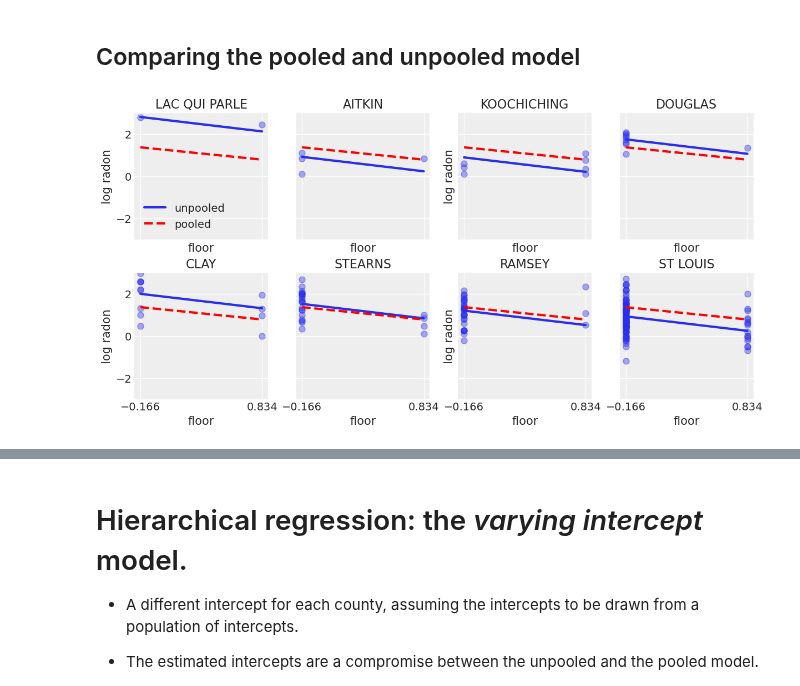
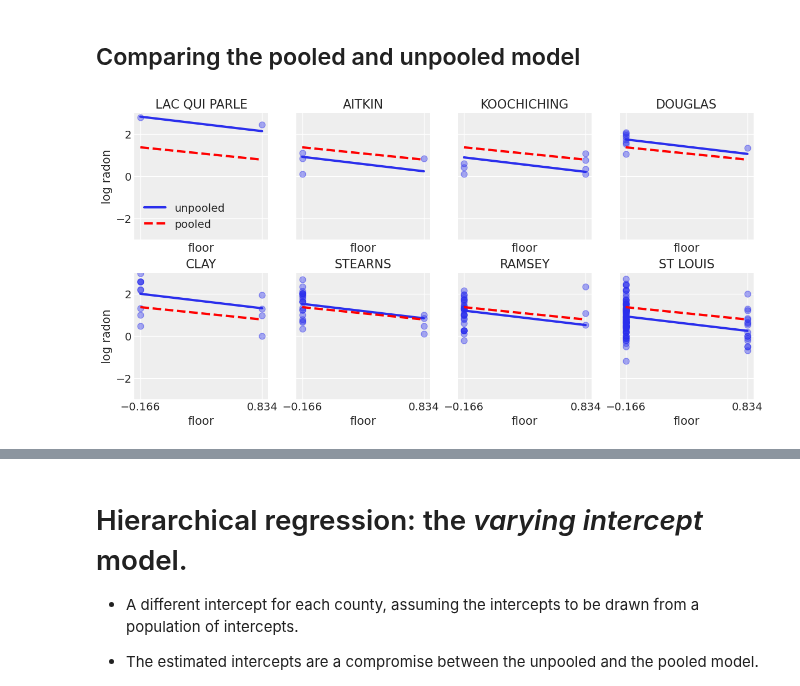
Before and after one commit to gcorani/bda, a Jupyter notebook: 6-hierarchicalRegression.ipynb, the cells around one changed output, grey strips where cells are left out. Saved outputs shown, nothing was run; the diff lists cells and outputs as text; code cells hidden in the pictures.

```diff
--- a/6-hierarchicalRegression.ipynb
+++ b/6-hierarchicalRegression.ipynb
@@ -256,35 +256,36 @@ sample_counties = ('LAC QUI PARLE', 'AITKIN', 'KOOCHICHING', 'DOUGLAS', 'CLAY',
 fig, axes = plt.subplots(2, 4, figsize=(12, 6), sharey=True, sharex=True)
 axes = axes.ravel()
 
 #slope of the unpooled model (posterior mean)
 unpooled_post = az.extract(unpooled_trace)
 beta_unpooled = unpooled_post.beta.values.mean()
 
 # intercept of the unpooled model (posterior mean): an array, one element for each county.
 alpha_unpooled = pd.Series(unpooled_post.alpha.values.mean(axis=1), index=counties_list)
 
 for i,c in enumerate(sample_counties):
     #select the subset of observation referring to the specific county
     y = log_radon[radon_data.county==c]
     x = floor_c[radon_data.county==c]
     axes[i].scatter(x, y, alpha=0.4)
 
 
     # Plot both models and data
     xvals = np.linspace(floor_c.min(), floor_c.max() )
+
     # Unpooled model
     axes[i].plot(xvals,  alpha_unpooled[c] + beta_unpooled * xvals,  label="unpooled" )
     axes[i].plot(xvals,  a_pooled + b_pooled * xvals, 'r--', label="pooled")
     axes[i].set_xticks([floor_c.min(), floor_c.max()])
     axes[i].set_ylim(-3 ,3)
     axes[i].set_title(c)
     axes[i].set_xlabel('floor')
-    if not i%2: axes[i].set_ylabel('log radon')
+    if (i%4 == 0): axes[i].set_ylabel('log radon')
     axes[0].legend()
 
 plt.savefig('img/pooled_unpooled.png')
 # %% [output]
-[figure, old version]
+[figure, new version]
 # %% [markdown]
 <img src='img/pooled_unpooled.png' width=1000 align="center" >
 
```
Also changed, not shown: parts of 3 cells of this notebook, 2 other files.
